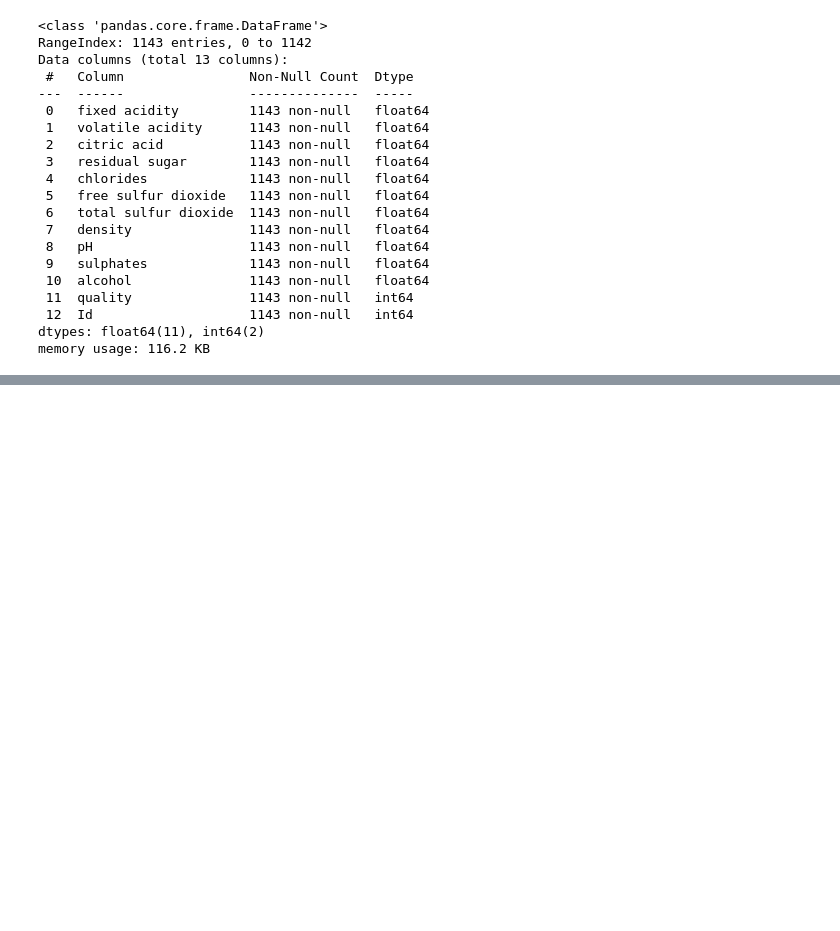
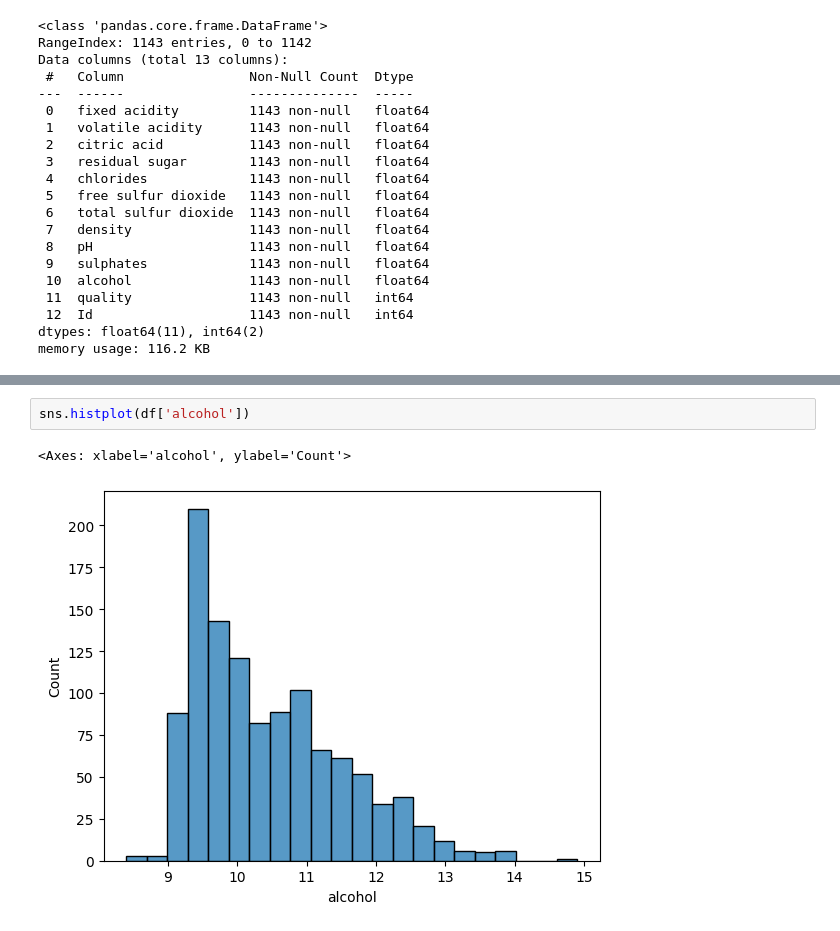
Before and after one commit to nikesm98/Machine-Learning-full, a Jupyter notebook: Machine Learning/EDA_RedWine/wineQt.ipynb, the cells around one changed output, grey strips where cells are left out. Drawn from its saved outputs; the diff is of its cells as text; blank space fills up the shorter version.

```diff
--- a/Machine Learning/EDA_RedWine/wineQt.ipynb
+++ b/Machine Learning/EDA_RedWine/wineQt.ipynb
@@ -36,0 +138,5 @@ memory usage: 116.2 KB
+# %%
+sns.histplot(df['alcohol'])
+# %% [output]
+<Axes: xlabel='alcohol', ylabel='Count'>
+[figure, added]
```
Also changed, not shown: parts of 15 cells of this notebook.
